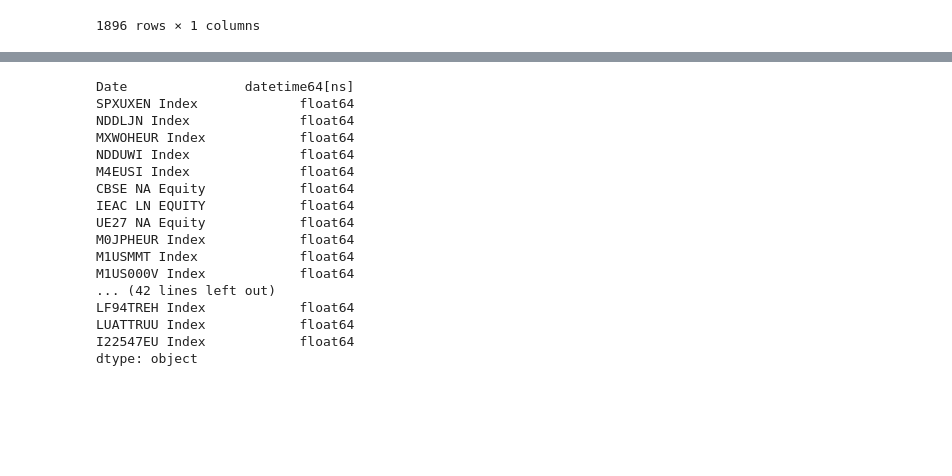
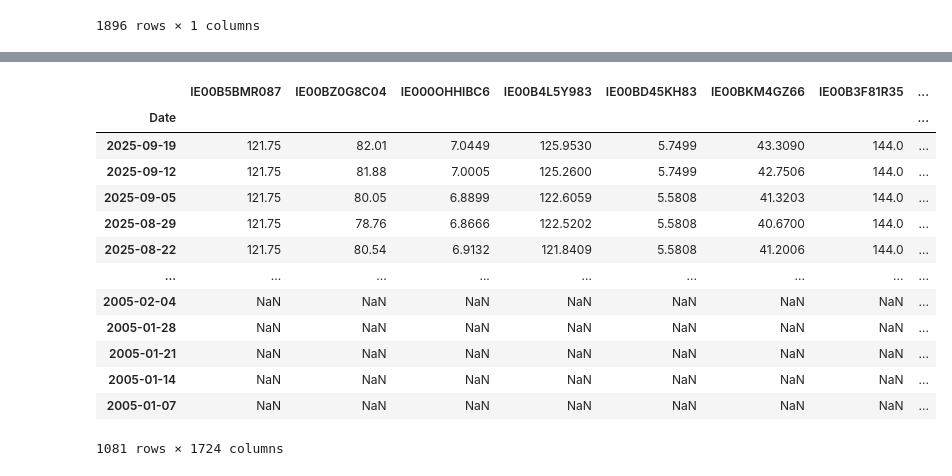
Before and after one commit to MamyRAMA/portfolio_app, a Jupyter notebook: analyse.ipynb, the cells around one changed output, grey strips where cells are left out. Cells and saved outputs as stored; diff of their text form; code cells hidden in the pictures; blank space fills up the shorter version.

```diff
--- a/analyse.ipynb
+++ b/analyse.ipynb
@@ -61,5 +61,9 @@ list(np.unique(etfs['CLASSE 2']))
  'thematic']
 # %%
 indices_prices = pd.read_excel('data/quotes.xlsx', sheet_name='indices', index_col=0, parse_dates=True)
+etf_prices = pd.read_excel('data/quotes.xlsx', sheet_name='etfs', index_col=0, parse_dates=True)
 indices_prices.index = pd.to_datetime(indices_prices.index, format='%Y-%m-%d')
+etf_prices.index = pd.to_datetime(etf_prices.index, format='%Y-%m-%d')
+etf_prices.dropna(axis=1, how='all',inplace=True)
+mapping = pd.read_excel('data/quotes.xlsx', sheet_name='mapping', index_col=0)
 # %%
@@ -111,20 +86,17 @@ indices_prices[indices_prices.index.year == 2020]
-# %%
-indices_prices.dtypes
-# %% [output]
-Date               datetime64[ns]
-SPXUXEN Index             float64
-NDDLJN Index              float64
-MXWOHEUR Index            float64
-NDDUWI Index              float64
-M4EUSI Index              float64
-CBSE NA Equity            float64
-IEAC LN EQUITY            float64
-UE27 NA Equity            float64
-M0JPHEUR Index            float64
-M1USMMT Index             float64
-M1US000V Index            float64
-... (42 lines left out)
-LF94TREH Index            float64
-LUATTRUU Index            float64
-I22547EU Index            float64
-dtype: object
+# %%
+etf_prices
+# %% [output]
+|  | IE00B5BMR087 | IE00BZ0G8C04 | IE000OHHIBC6 | IE00B4L5Y983 | IE00BD45KH83 | IE00BKM4GZ66 | IE00B3F81R35 | ... |
+| Date |  |  |  |  |  |  |  | ... |
+| 2025-09-19 | 121.75 | 82.01 | 7.0449 | 125.9530 | 5.7499 | 43.3090 | 144.0 | ... |
+| 2025-09-12 | 121.75 | 81.88 | 7.0005 | 125.2600 | 5.7499 | 42.7506 | 144.0 | ... |
+| 2025-09-05 | 121.75 | 80.05 | 6.8899 | 122.6059 | 5.5808 | 41.3203 | 144.0 | ... |
+| 2025-08-29 | 121.75 | 78.76 | 6.8666 | 122.5202 | 5.5808 | 40.6700 | 144.0 | ... |
+| 2025-08-22 | 121.75 | 80.54 | 6.9132 | 121.8409 | 5.5808 | 41.2006 | 144.0 | ... |
+| ... | ... | ... | ... | ... | ... | ... | ... | ... |
+| 2005-02-04 | NaN | NaN | NaN | NaN | NaN | NaN | NaN | ... |
+| 2005-01-28 | NaN | NaN | NaN | NaN | NaN | NaN | NaN | ... |
+| 2005-01-21 | NaN | NaN | NaN | NaN | NaN | NaN | NaN | ... |
+| 2005-01-14 | NaN | NaN | NaN | NaN | NaN | NaN | NaN | ... |
+| 2005-01-07 | NaN | NaN | NaN | NaN | NaN | NaN | NaN | ... |
+1081 rows × 1724 columns
```
Also changed, not shown: parts of 14 cells of this notebook, 1 other file.
